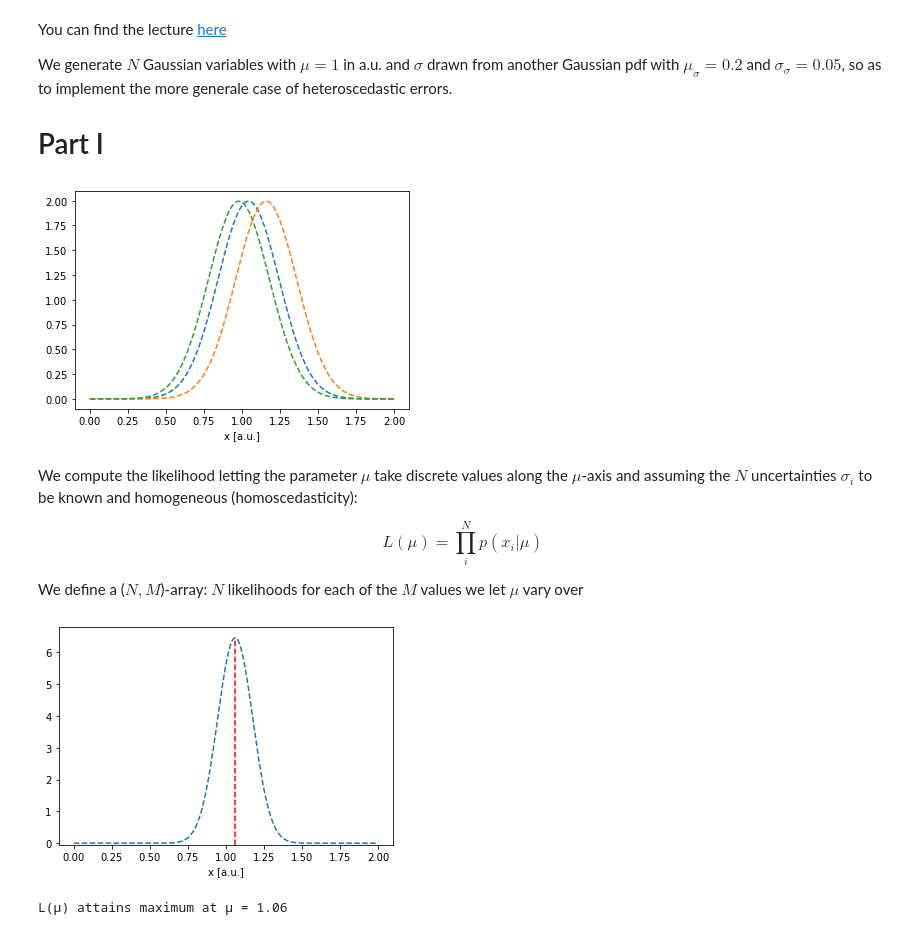
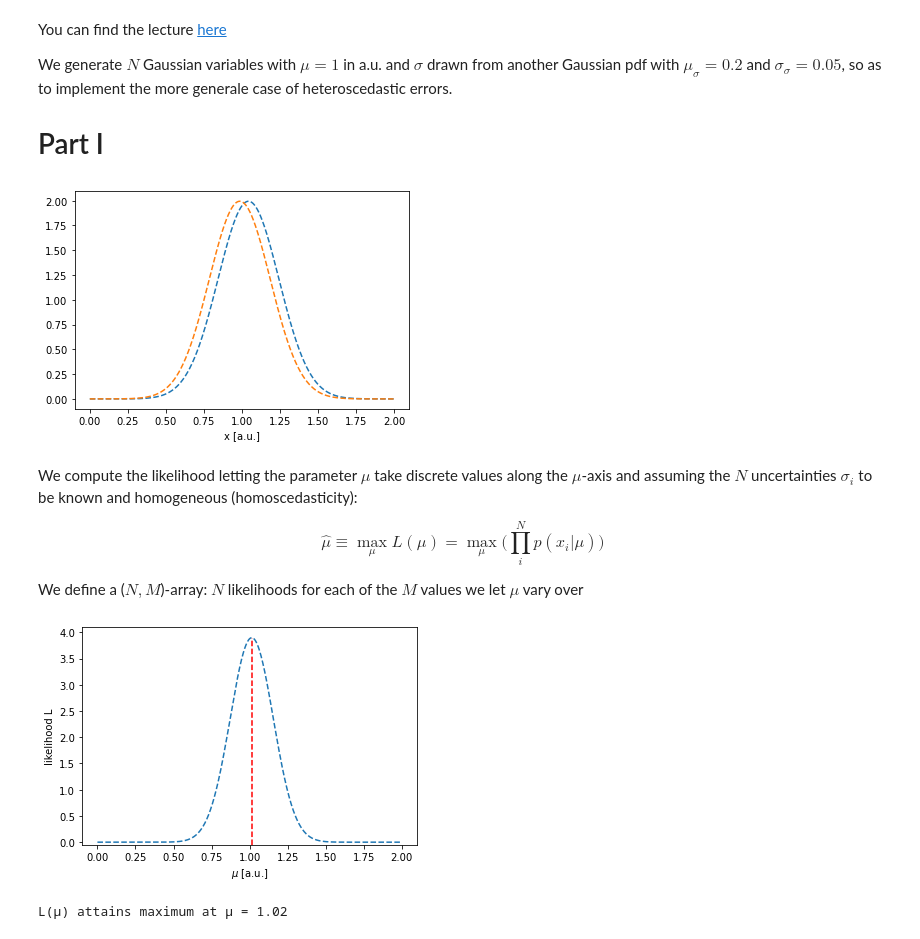
Before and after one commit to SimoneAbeni/astrostatistics_bicocca_2026, a Jupyter notebook: working/Lecture05/Position of a star.ipynb, the cells around one changed output. Cells and saved outputs as stored; diff of their text form; code cells hidden in the pictures.

```diff
--- a/working/Lecture05/Position of a star.ipynb
+++ b/working/Lecture05/Position of a star.ipynb
@@ -18,7 +18,7 @@ generate N Gaussian variables
 mu_0=1
 mu_sigma=0.2
 sigma_sigma=0.05
-N=3
+N=2
 #-----------------
 """
 generate uncertainties
@@ -44,35 +44,37 @@ for yi in y:
 plt.xlabel('x [a.u.]')
 plt.show()
 # %% [output]
-[figure, old version]
+[figure, new version]
 # %% [markdown]
 We compute the likelihood letting the parameter $\mu$ take discrete values along the $\mu$-axis and assuming the $N$ uncertainties $\sigma_i$ to be known and homogeneous (homoscedasticity):
 
-$$L(\mu) = \prod_i^N p(x_i|\mu)$$
+$$\hat{\mu} \equiv \max_{\mu} L(\mu) = \max_\mu\Big(\prod_i^N p(x_i|\mu)\Big)$$
 
 We define a ($N,M$)-array: $N$ likelihoods for each of the $M$ values we let $\mu$ vary over
 # %%
 mu_grid = np.linspace(0,2,1000) #points on the μ parameter space
 p_i=[norm.pdf(xi, loc=mu_var, scale=sigma) for mu_var in mu_grid] #array containing the single likelihoods to be multiplied, starting at μ=0
-P=np.prod(p_i,axis=1)#multiply each of the N likelihoods at fixed μ
+L=np.prod(p_i,axis=1)#likelihood; multiply each of the N likelihoods at fixed μ
 
 #-----------------
 
 vertical_axis_min = -0.05 #bottom edge of the canvas
 fig, ax = plt.subplots()
-plt.plot(xgrid,P,ls='--') #likelihood L(μ) plot
+plt.plot(xgrid,L,ls='--') #likelihood L(μ) plot
 
-x_vertical_line = np.repeat(xgrid[np.argsort(P)[len(P)-1]],1000) #x coordinates of the points used to create the vertical line
-y_vertical_line = np.linspace(vertical_axis_min,np.max(P),1000) #y coordinates of the points used to create the vertical line
+estimate_mu = xgrid[np.argsort(L)[len(L)-1]]
+x_vertical_line = np.repeat(estimate_mu,1000) #x coordinates of the points used to create the vertical line
+y_vertical_line = np.linspace(vertical_axis_min,np.max(L),1000) #y coordinates of the points used to create the vertical line
 
 plt.plot(x_vertical_line,y_vertical_line,ls='--',color='red') #vertical-line plot
-plt.xlabel('x [a.u.]')
+plt.xlabel('$\mu$ [a.u.]')
+plt.ylabel('likelihood L')
 plt.ylim(ymin=vertical_axis_min)
 plt.show()
 
 #-----------------
 
-print(f'L(μ) attains maximum at μ = {xgrid[np.argsort(P)[len(P)-1]]:.2f}')
+print(f'L(μ) attains maximum at μ = {estimate_mu:.2f}')
 # %% [output]
-[figure, old version]
+[figure, new version]
-L(μ) attains maximum at μ = 1.06
+L(μ) attains maximum at μ = 1.02
```
Also changed, not shown: parts of 4 cells of this notebook.
